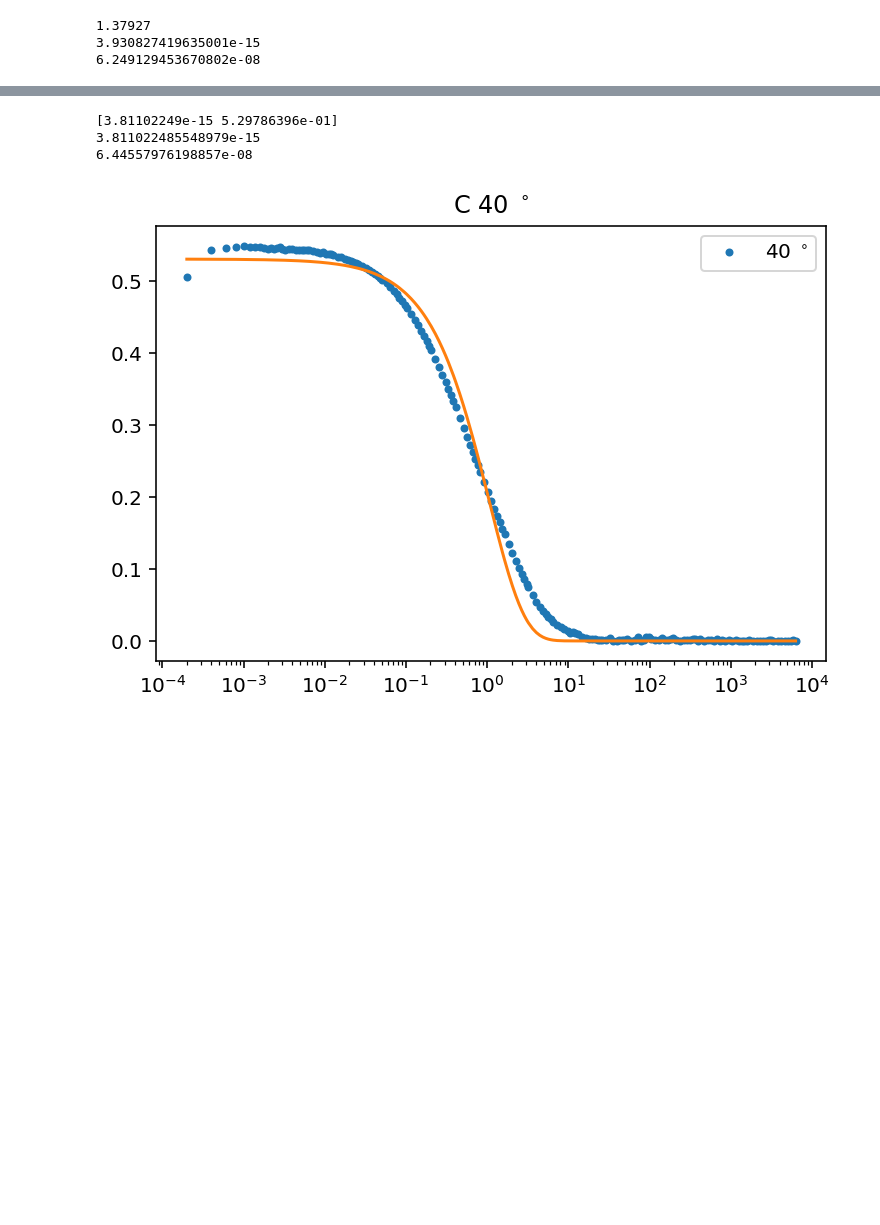
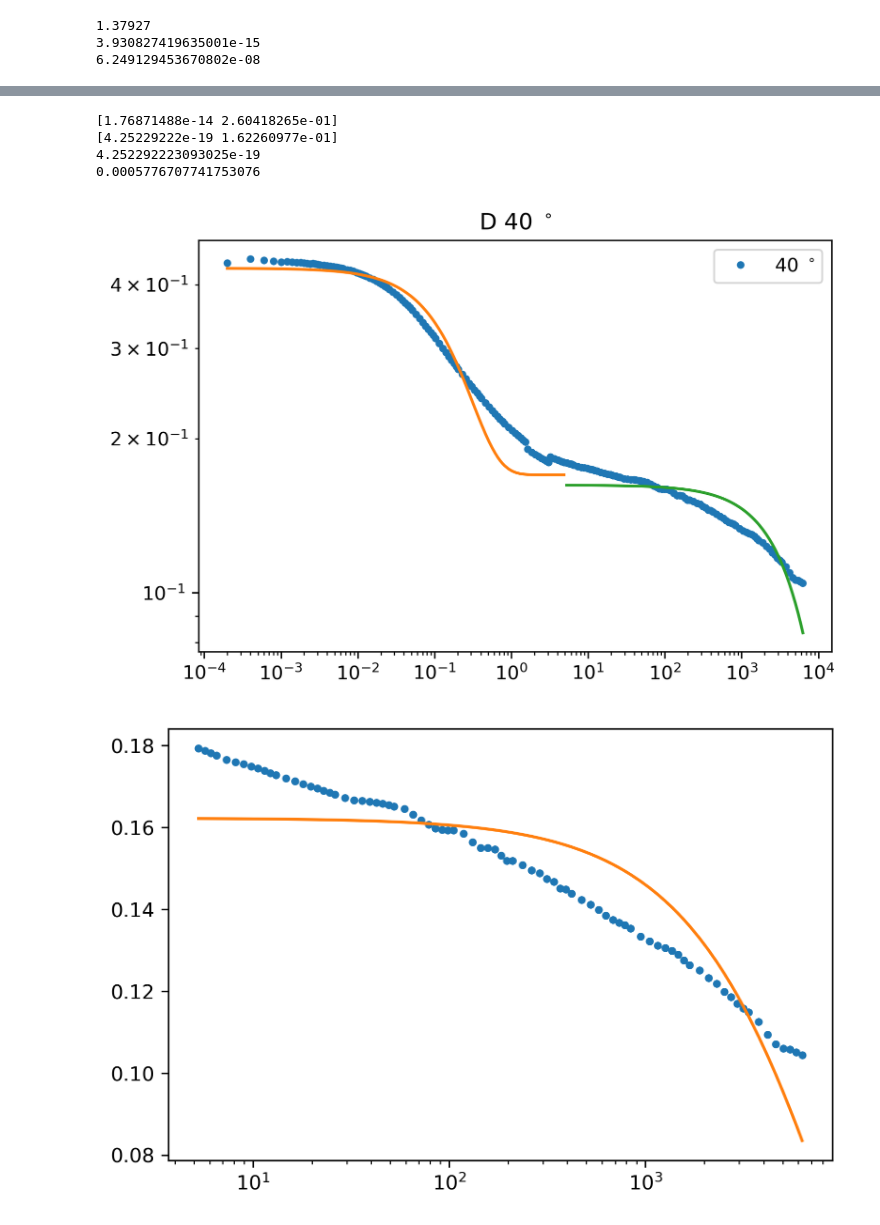
Before and after one commit to qwretz/fpraktikum, a Jupyter notebook: Dynamic Light Scattering/Plots.ipynb, the cells around one changed output, grey strips where cells are left out. Cells and saved outputs as stored; diff of their text form; code cells hidden in the pictures; blank space fills up the shorter version.

```diff
--- a/Dynamic Light Scattering/Plots.ipynb
+++ b/Dynamic Light Scattering/Plots.ipynb
@@ -208,15 +320,21 @@ def plotcorr(name,labels,ax):
 # %%
-#C
+
+def g2(tau,D,C,q,A):
+    return np.exp(-2*q**2*D*tau)*C+A
 
 
 
-mean=plotcorr("Data/C.ASC",40,0)
+
+
+mean=plotcorr("Data/D.ASC",40,0)
 
 #plotcorr(namelist[0],angels[0],ax)
 print(mean)
 print(const.Boltzmann*300/(6*np.pi*vi*mean))
 # %% [output]
-[3.81102249e-15 5.29786396e-01]
-3.811022485548979e-15
-6.44557976198857e-08
+[1.76871488e-14 2.60418265e-01]
+[4.25229222e-19 1.62260977e-01]
+4.252292223093025e-19
+0.0005776707741753076
-[figure, old version]
+[figure, new version]
+[figure, added]
```
Also changed, not shown: parts of 10 cells of this notebook, 32 other files.
